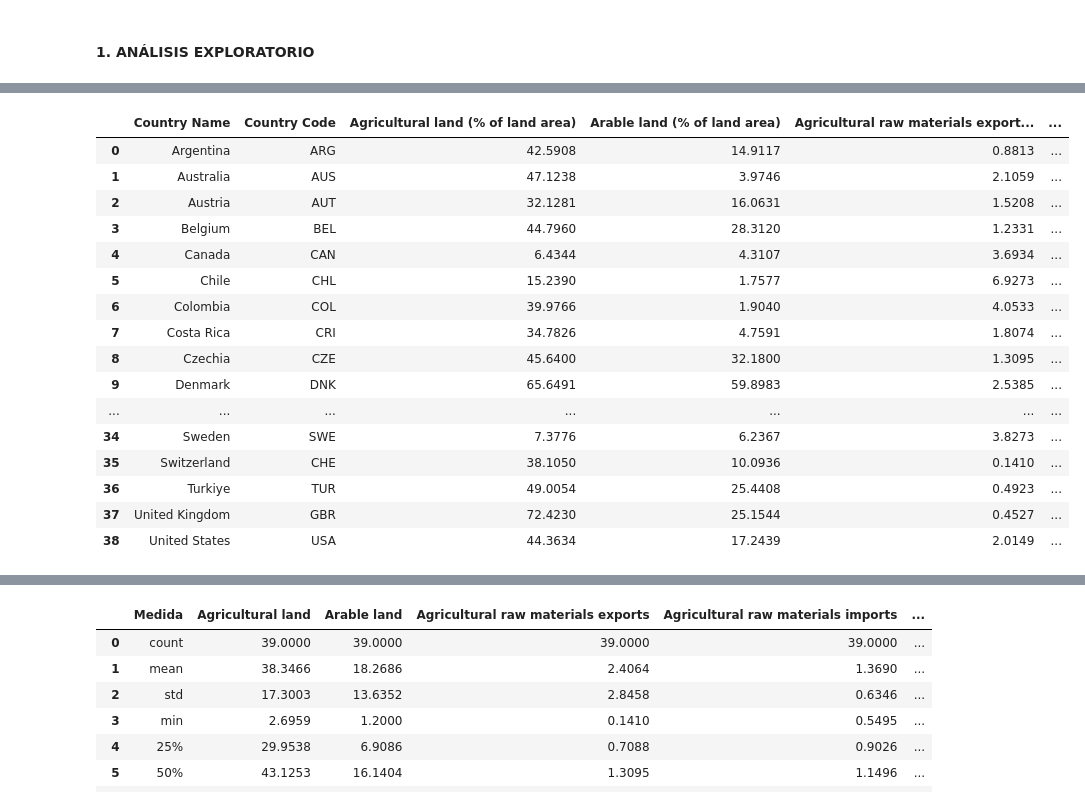
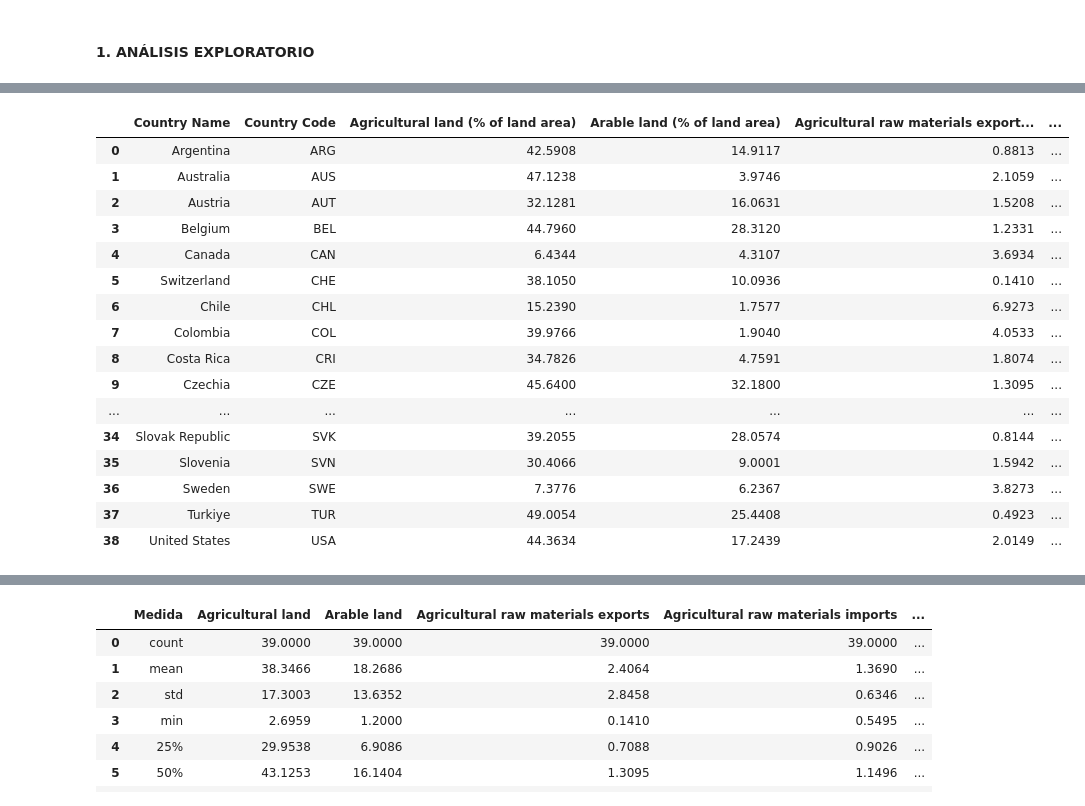
Before and after one commit to DavidGuzzi/MECMT04, a Jupyter notebook: AEM_dignani_guzzi.ipynb, the cells around one changed output, grey strips where cells are left out. Drawn from its saved outputs; the diff is of its cells as text; code cells hidden in the pictures.

```diff
--- a/AEM_dignani_guzzi.ipynb
+++ b/AEM_dignani_guzzi.ipynb
@@ -26,24 +40,24 @@ pd.set_option('display.max_columns', None)
 # %%
 #Lectura y visualización de matriz de datos
 path = r"C:\Users\HP\OneDrive\Escritorio\David Guzzi\Github\MECMT04\TP AEM - database.xlsx"
-df = pd.read_excel(path).sort_values(by='Country Name')
+df = pd.read_excel(path)
 df
 # %% [output]
 |  | Country Name | Country Code | Agricultural land (% of land area) | Arable land (% of land area) | Agricultural raw materials export... | ... |
 | 0 | Argentina | ARG | 42.5908 | 14.9117 | 0.8813 | ... |
 | 1 | Australia | AUS | 47.1238 | 3.9746 | 2.1059 | ... |
 | 2 | Austria | AUT | 32.1281 | 16.0631 | 1.5208 | ... |
 | 3 | Belgium | BEL | 44.7960 | 28.3120 | 1.2331 | ... |
 | 4 | Canada | CAN | 6.4344 | 4.3107 | 3.6934 | ... |
-| 5 | Chile | CHL | 15.2390 | 1.7577 | 6.9273 | ... |
-| 6 | Colombia | COL | 39.9766 | 1.9040 | 4.0533 | ... |
-| 7 | Costa Rica | CRI | 34.7826 | 4.7591 | 1.8074 | ... |
-| 8 | Czechia | CZE | 45.6400 | 32.1800 | 1.3095 | ... |
-| 9 | Denmark | DNK | 65.6491 | 59.8983 | 2.5385 | ... |
+| 5 | Switzerland | CHE | 38.1050 | 10.0936 | 0.1410 | ... |
+| 6 | Chile | CHL | 15.2390 | 1.7577 | 6.9273 | ... |
+| 7 | Colombia | COL | 39.9766 | 1.9040 | 4.0533 | ... |
+| 8 | Costa Rica | CRI | 34.7826 | 4.7591 | 1.8074 | ... |
+| 9 | Czechia | CZE | 45.6400 | 32.1800 | 1.3095 | ... |
 | ... | ... | ... | ... | ... | ... | ... |
-| 34 | Sweden | SWE | 7.3776 | 6.2367 | 3.8273 | ... |
-| 35 | Switzerland | CHE | 38.1050 | 10.0936 | 0.1410 | ... |
-| 36 | Turkiye | TUR | 49.0054 | 25.4408 | 0.4923 | ... |
-| 37 | United Kingdom | GBR | 72.4230 | 25.1544 | 0.4527 | ... |
+| 34 | Slovak Republic | SVK | 39.2055 | 28.0574 | 0.8144 | ... |
+| 35 | Slovenia | SVN | 30.4066 | 9.0001 | 1.5942 | ... |
+| 36 | Sweden | SWE | 7.3776 | 6.2367 | 3.8273 | ... |
+| 37 | Turkiye | TUR | 49.0054 | 25.4408 | 0.4923 | ... |
 | 38 | United States | USA | 44.3634 | 17.2439 | 2.0149 | ... |
 # %%
```
Also changed, not shown: parts of 21 cells of this notebook, 2 other files.
